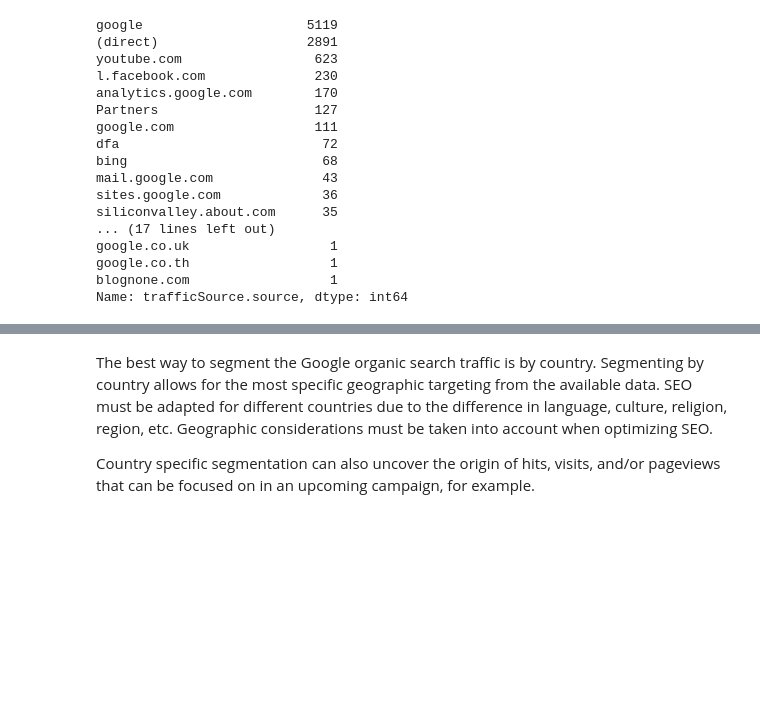
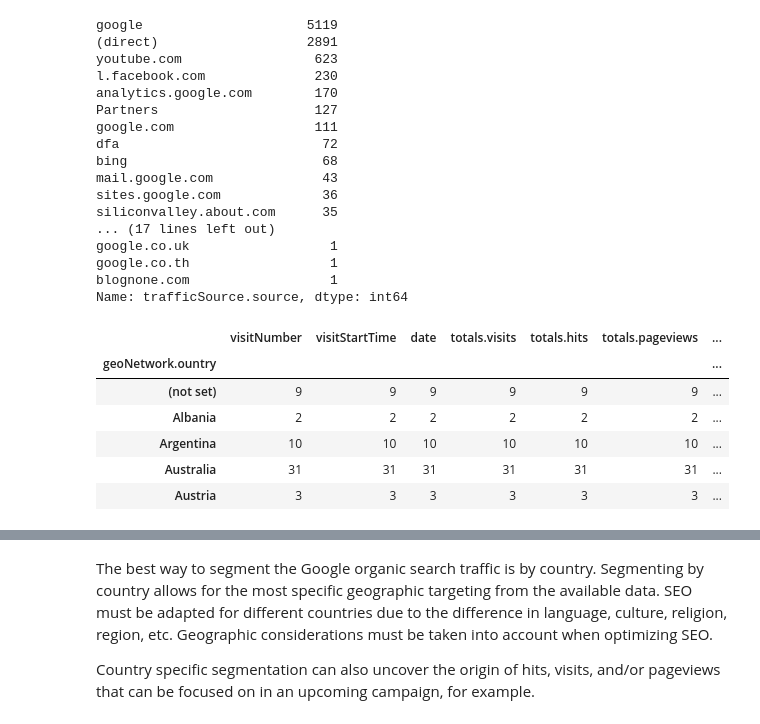
Before and after one commit to cmannnn/workhuman_data_analytic_canidate_exercise, a Jupyter notebook: workhuman_data_analytic_canidate_exercise.ipynb, the cells around one changed output, grey strips where cells are left out. Cells and saved outputs as stored; diff of their text form; code cells hidden in the pictures; blank space fills up the shorter version.

```diff
--- a/workhuman_data_analytic_canidate_exercise.ipynb
+++ b/workhuman_data_analytic_canidate_exercise.ipynb
@@ -239,5 +227,16 @@ google.co.th                  1
 blognone.com                  1
 Name: trafficSource.source, dtype: int64
 # %%
+# google organic search grouped by country
 # channelgrouping = 'organic search' & traffic source = 'google'
 google_organic_traffic = df[(df['channelGrouping'] == 'Organic Search') & (df['trafficSource.source'] == 'google')]
+google_organic_traffic_by_country = google_organic_traffic.groupby(['geoNetwork.ountry']).count()
+google_organic_traffic_by_country.head()
+# %% [output]
+|  | visitNumber | visitStartTime | date | totals.visits | totals.hits | totals.pageviews | ... |
+| geoNetwork.ountry |  |  |  |  |  |  | ... |
+| (not set) | 9 | 9 | 9 | 9 | 9 | 9 | ... |
+| Albania | 2 | 2 | 2 | 2 | 2 | 2 | ... |
+| Argentina | 10 | 10 | 10 | 10 | 10 | 10 | ... |
+| Australia | 31 | 31 | 31 | 31 | 31 | 31 | ... |
+| Austria | 3 | 3 | 3 | 3 | 3 | 3 | ... |
```
Also changed, not shown: parts of 45 cells of this notebook.
